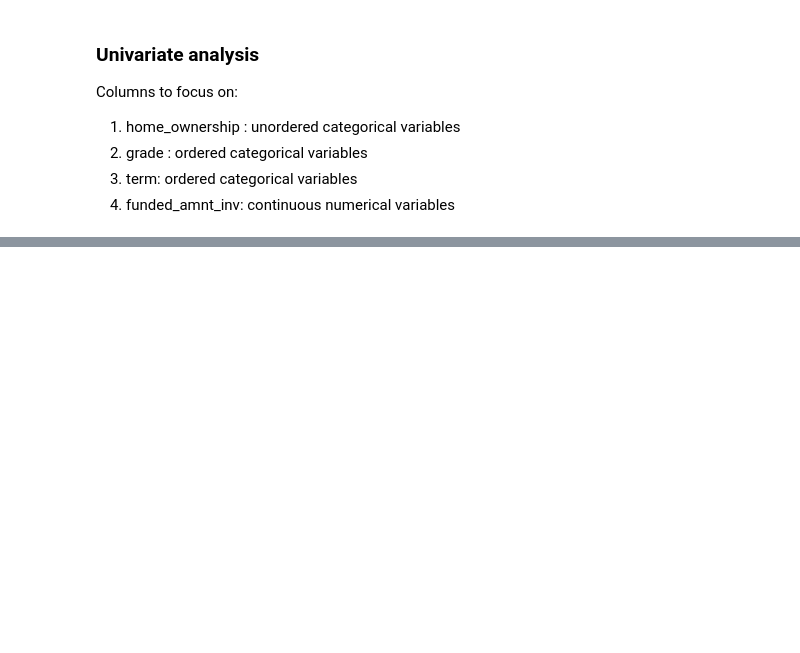
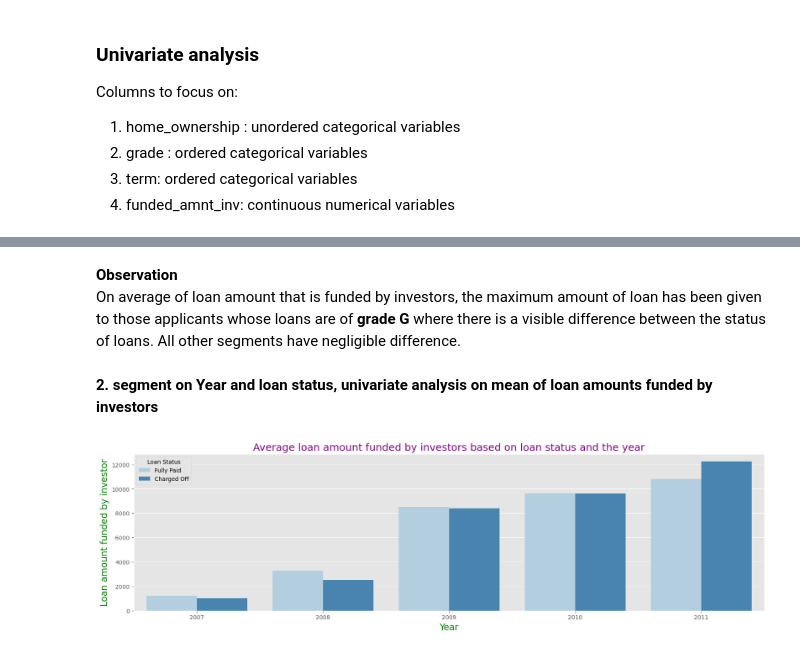
Before and after one commit to shagunp/Lending_CaseStudy, a Jupyter notebook: Andrea_Shagun.ipynb, the cells around one changed output, grey strips where cells are left out. Cells and saved outputs as stored; diff of their text form; code cells hidden in the pictures; blank space fills up the shorter version.

```diff
--- a/Andrea_Shagun.ipynb
+++ b/Andrea_Shagun.ipynb
@@ -664,0 +638,21 @@ plt.show()
+# %% [markdown]
+**Observation**<br>
+On average of loan amount that is funded by investors, the maximum amount of loan has been given to those applicants whose
+loans are of **grade G** where there is a visible difference between the status of loans. All other segments have negligible
+difference.
+# %% [markdown]
+**2. segment on Year and loan status, univariate analysis on mean of loan amounts funded by investors**
+# %%
+plt.figure(figsize=(20,5))
+plt.title("Average loan amount funded by investors based on loan status and the year",
+          fontdict={'fontsize':18,'fontweight':5,'color':'Purple'})
+
+sns.barplot(data=inp4, x='Year',y='funded_amnt_inv',hue='loan_status',palette='Blues',ci=0)
+
+plt.ylabel("Loan amount funded by investor",fontdict={'fontsize':16,'fontweight':5,'color':'Green'})
+plt.xlabel("Year",fontdict={'fontsize':16,'fontweight':5,'color':'Green'})
+plt.legend(title="Loan Status")
+
+plt.show()
+# %% [output]
+[figure, added]
```
Also changed, not shown: parts of 56 cells of this notebook.
